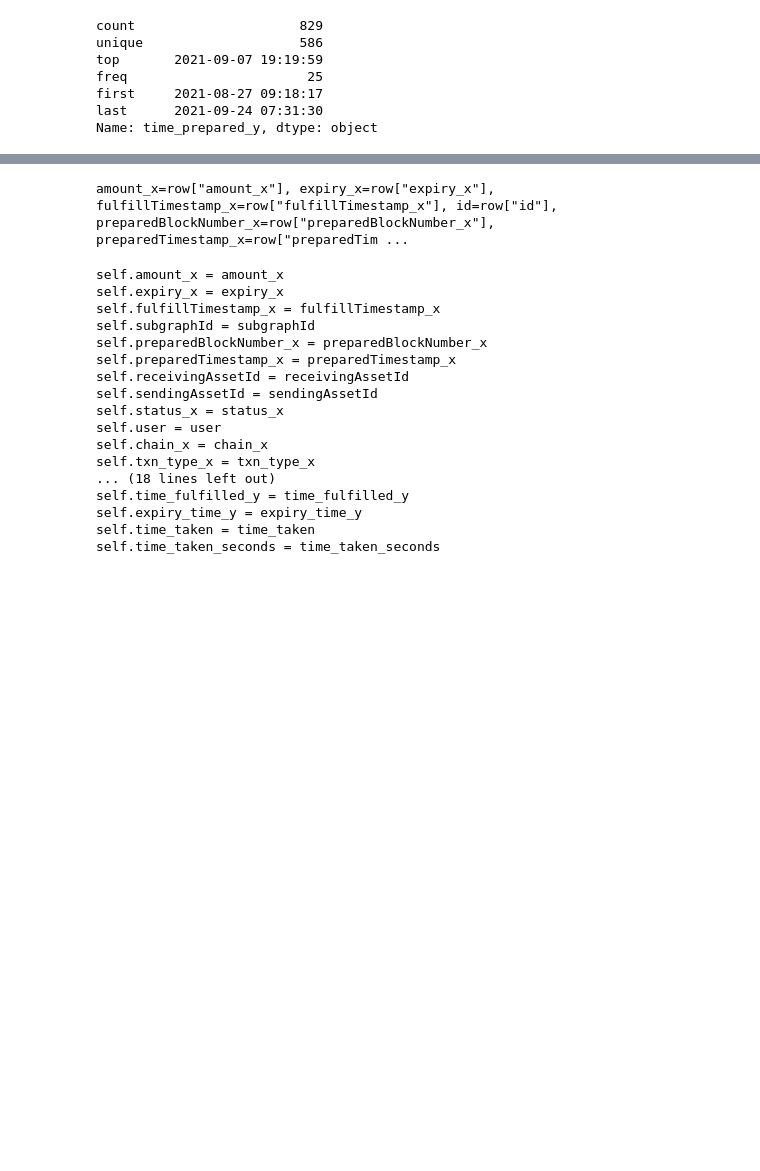
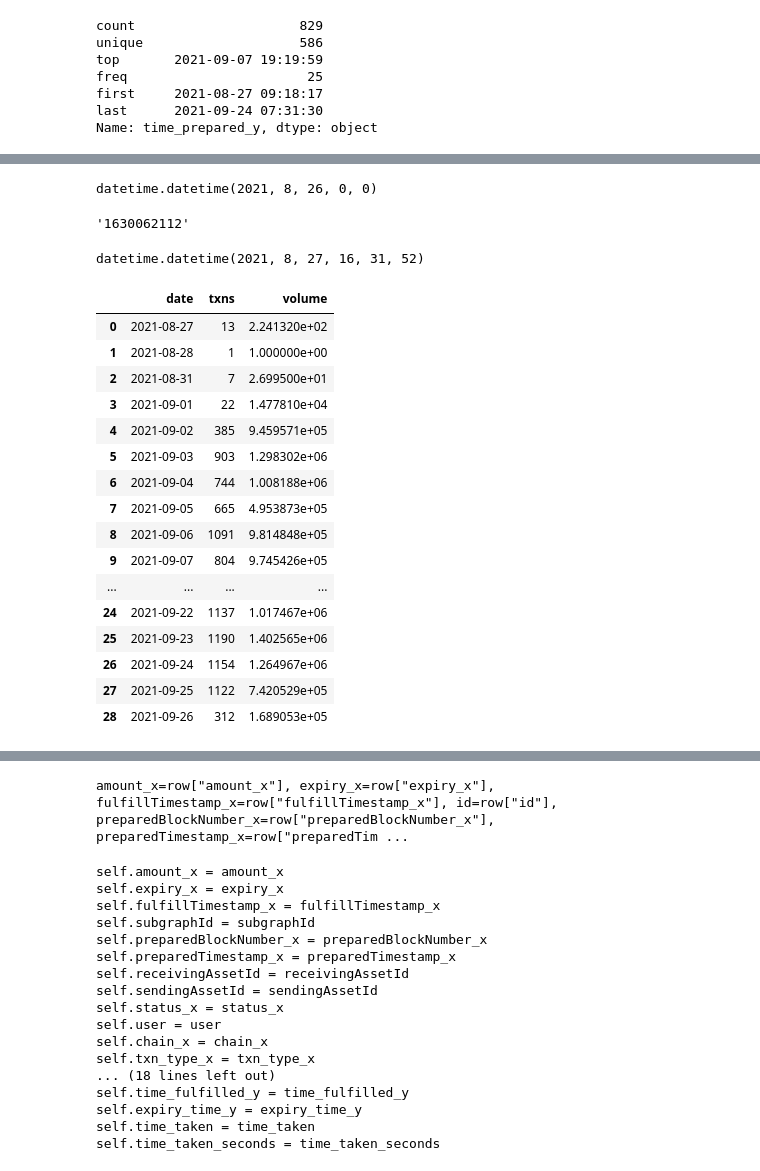
Before and after one commit to enzotavares/lifi-analytics-backend, a Jupyter notebook: subgraph_analysis.ipynb, the cells around one changed output, grey strips where cells are left out. Cells and saved outputs as stored; diff of their text form; code cells hidden in the pictures; blank space fills up the shorter version.

```diff
--- a/subgraph_analysis.ipynb
+++ b/subgraph_analysis.ipynb
@@ -890,0 +883,12 @@ fulfilled_txns= fulfilled_txns.drop(["expiry_time_x", "expiry_time_y"], axis=1)
+# %%
+edate
+# %% [output]
+datetime.datetime(2021, 8, 26, 0, 0)
+# %%
+fulfilled_txns.fulfillTimestamp_y.min()
+# %% [output]
+'1630062112'
+# %%
+datetime.fromtimestamp(1630062112)
+# %% [output]
+datetime.datetime(2021, 8, 27, 16, 31, 52)
@@ -890,0 +897,22 @@ fulfilled_txns= fulfilled_txns.drop(["expiry_time_x", "expiry_time_y"], axis=1)
+# %%
+date_volume = fulfilled_txns.groupby("date").agg({"id":"count", "dollar_amount_x":"sum"}).reset_index().rename(columns={'id':'txns', 'dollar_amount_x':'volume'})
+# %%
+date_volume
+# %% [output]
+|  | date | txns | volume |
+| 0 | 2021-08-27 | 13 | 2.241320e+02 |
+| 1 | 2021-08-28 | 1 | 1.000000e+00 |
+| 2 | 2021-08-31 | 7 | 2.699500e+01 |
+| 3 | 2021-09-01 | 22 | 1.477810e+04 |
+| 4 | 2021-09-02 | 385 | 9.459571e+05 |
+| 5 | 2021-09-03 | 903 | 1.298302e+06 |
+| 6 | 2021-09-04 | 744 | 1.008188e+06 |
+| 7 | 2021-09-05 | 665 | 4.953873e+05 |
+| 8 | 2021-09-06 | 1091 | 9.814848e+05 |
+| 9 | 2021-09-07 | 804 | 9.745426e+05 |
+| ... | ... | ... | ... |
+| 24 | 2021-09-22 | 1137 | 1.017467e+06 |
+| 25 | 2021-09-23 | 1190 | 1.402565e+06 |
+| 26 | 2021-09-24 | 1154 | 1.264967e+06 |
+| 27 | 2021-09-25 | 1122 | 7.420529e+05 |
+| 28 | 2021-09-26 | 312 | 1.689053e+05 |
```
Also changed, not shown: parts of 52 cells of this notebook, 7 other files.
